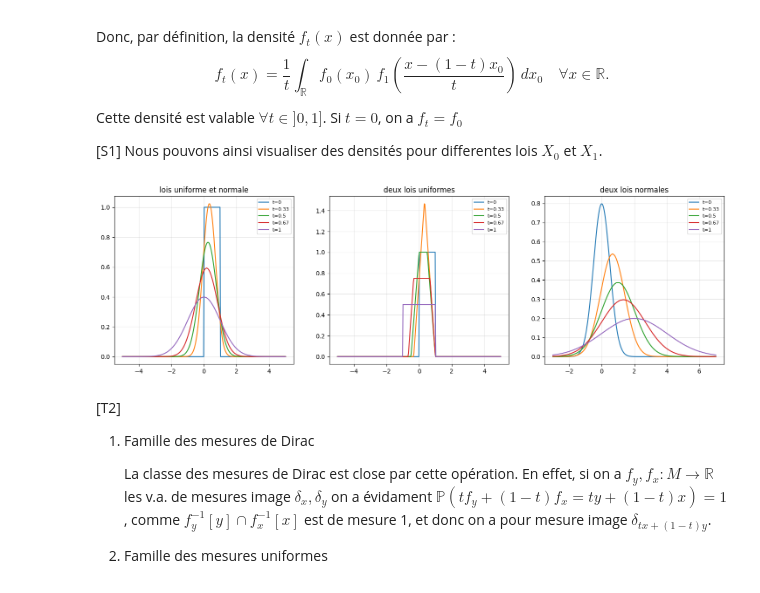
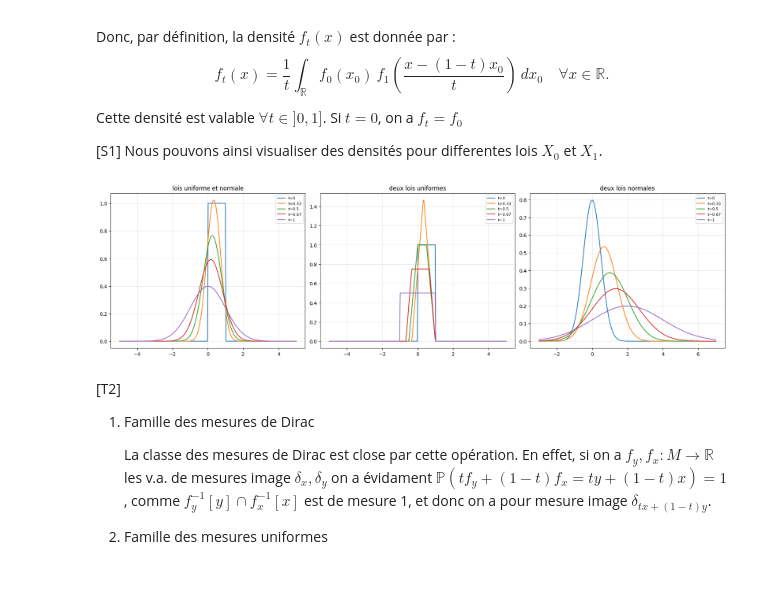
Before and after one commit to GPotoshin/Interpolation-entre-mesures-de-probabilit-s-Python-Project, a Jupyter notebook: final_notebook.ipynb, the cells around one changed output. Cells and saved outputs as stored; diff of their text form; code cells hidden in the pictures.

```diff
--- a/final_notebook.ipynb
+++ b/final_notebook.ipynb
@@ -62,53 +62,58 @@ class Context:
     Lt: list[float]
     axes: mplib.axes._axes.Axes
     plt_count: int
+    grid_width: int
+    is_making_legend: bool
 
-    def __init__(self, Lx: np.ndarray, Lt: list[float]):
+    def __init__(self, Lx: np.ndarray, Lt: list[float], a=1, b=3):
         self.Lx = Lx
         self.Lt = Lt
         self.plt_count = 0
-        fig, axes = plt.subplots(1, 3, figsize=(18, 5))
-        self.axes = axes
+        self.is_making_legend = True
+        fig, axes = plt.subplots(1, 3, figsize=(18, 5), constrained_layout=True)
+        self.axes = axes.ravel()
 
     def next_axe(self):
         ax = self.axes[self.plt_count]
         self.plt_count += 1
         return ax
 
-    def reset(self):
+    def reset(self, a=1, b=3):
         self.plt_count = 0
-        fig, axes = plt.subplots(1, 3, figsize=(18, 5))
-        self.axes = axes
+        self.grid_width = b
+        fig, axes = plt.subplots(a, b, figsize=(18, 5))
+        self.axes = axes.ravel()
 
-def end_axe(ax, name):
-    ax.grid(True, alpha=0.3)
-    ax.set_title(name)
-    ax.legend(loc="upper right", fontsize=8)
+    def end_axe(self, ax, name):
+        ax.grid(True, alpha=0.3)
+        ax.set_title(name)
+        if self.is_making_legend:
+            ax.legend(loc="upper right", fontsize=8)
 # %%
 ctx = Context(
     np.linspace(-5,5,300),
     [0,1/3,1/2,2/3,1],
 )
 
 def va_inter(ctx, f, g, name, a=-np.inf, b=+np.inf):
     ax = ctx.next_axe()
     ax.plot(ctx.Lx, f.pdf(ctx.Lx),label="t=0")
     for t in ctx.Lt[1:]:
         integrale, _ = spi.quad_vec(lambda x0: f.pdf(x0)*g.pdf((ctx.Lx-(1-t)*x0)/t), a, b)
         res = (1/t) * integrale
         ax.plot(ctx.Lx, res, label="t=" + str(round(t, 2)))
-    end_axe(ax, name)
+    ctx.end_axe(ax, name)
 
 
 va_inter(ctx, uniform, norm, "lois uniforme et normale", a=0, b=1)
 va_inter(ctx, uniform, uniform(loc=-1, scale=2), "deux lois uniformes", a=0, b=1)
 
 ctx.Lx = np.linspace(-3,7,300)
 va_inter(ctx, norm(loc=0, scale=0.5), norm(loc=2, scale=2), "deux lois normales")
 
 plt.show()
 # %% [output]
-[figure, old version]
+[figure, new version]
 # %% [markdown]
 [T2]
 1. Famille des mesures de Dirac
```
Also changed, not shown: parts of 6 cells of this notebook.
